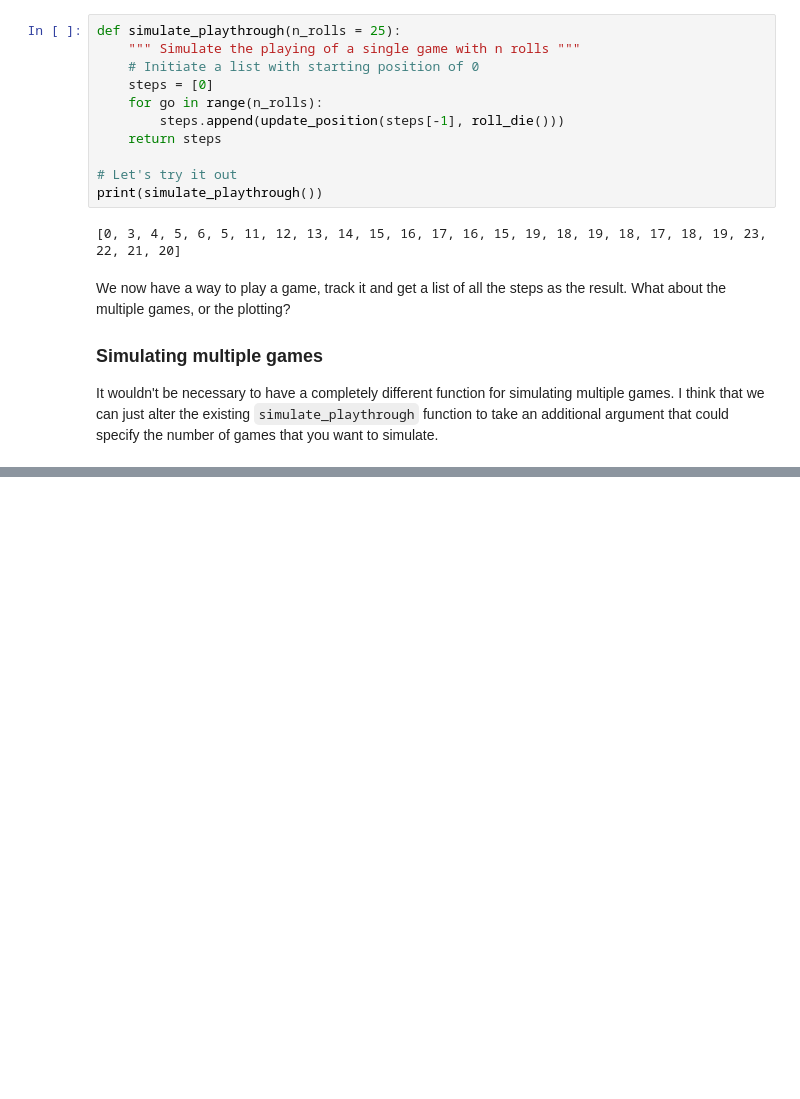
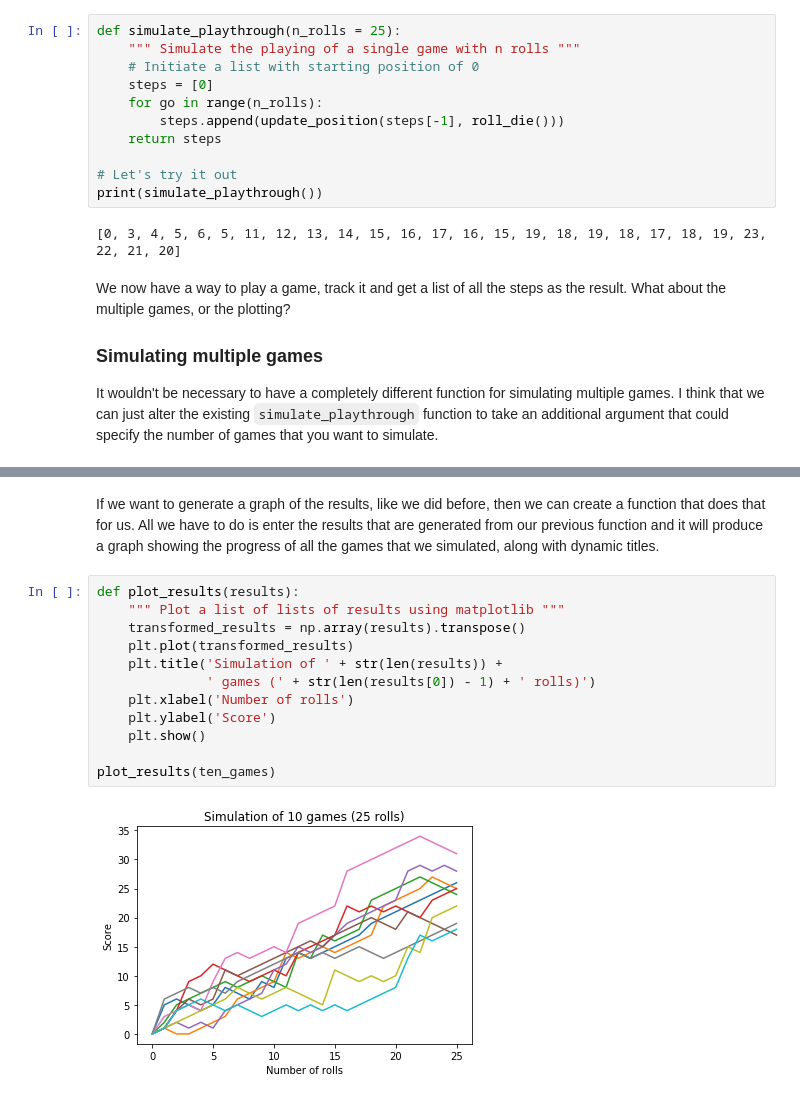
Before and after one commit to willcanniford/python-notes, a Jupyter notebook: simulation_exercise/simulation_part_2.ipynb, the cells around one changed output, grey strips where cells are left out. Cells and saved outputs as stored; diff of their text form; blank space fills up the shorter version.

```diff
--- a/simulation_exercise/simulation_part_2.ipynb
+++ b/simulation_exercise/simulation_part_2.ipynb
@@ -88,0 +170,16 @@ print(simulate_playthrough(n_games = 10))
+# %% [markdown]
+If we want to generate a graph of the results, like we did before, then we can create a function that does that for us. All we have to do is enter the results that are generated from our previous function and it will produce a graph showing the progress of all the games that we simulated, along with dynamic titles.
+# %%
+def plot_results(results):
+    """ Plot a list of lists of results using matplotlib """
+    transformed_results = np.array(results).transpose()
+    plt.plot(transformed_results)
+    plt.title('Simulation of ' + str(len(results)) +
+              ' games (' + str(len(results[0]) - 1) + ' rolls)')
+    plt.xlabel('Number of rolls')
+    plt.ylabel('Score')
+    plt.show()
+
+plot_results(ten_games)
+# %% [output]
+[figure, added]
```
Also changed, not shown: parts of 14 cells of this notebook.
